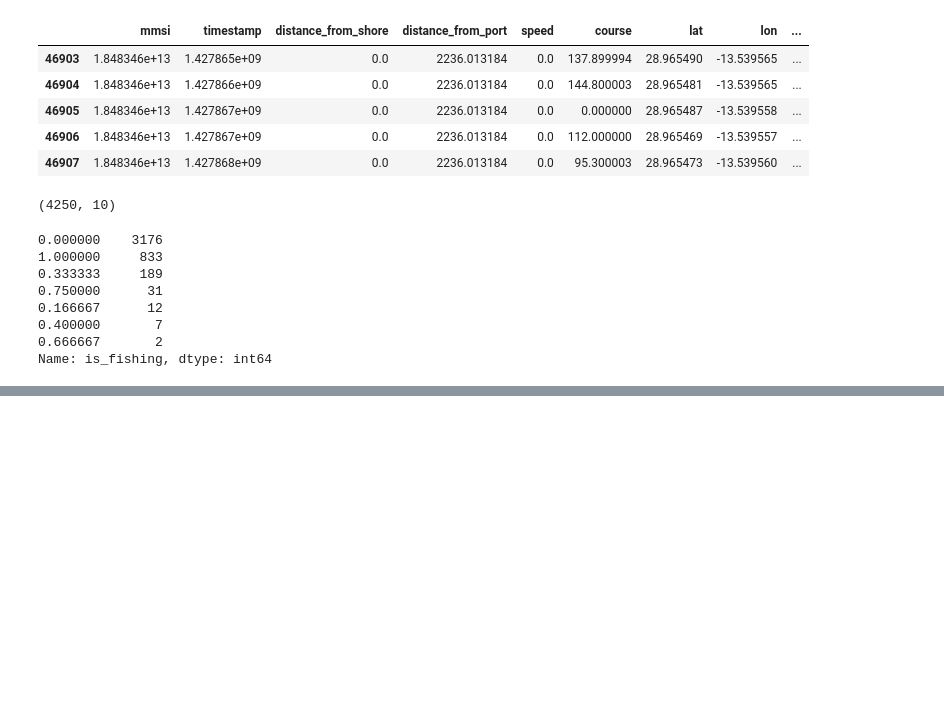
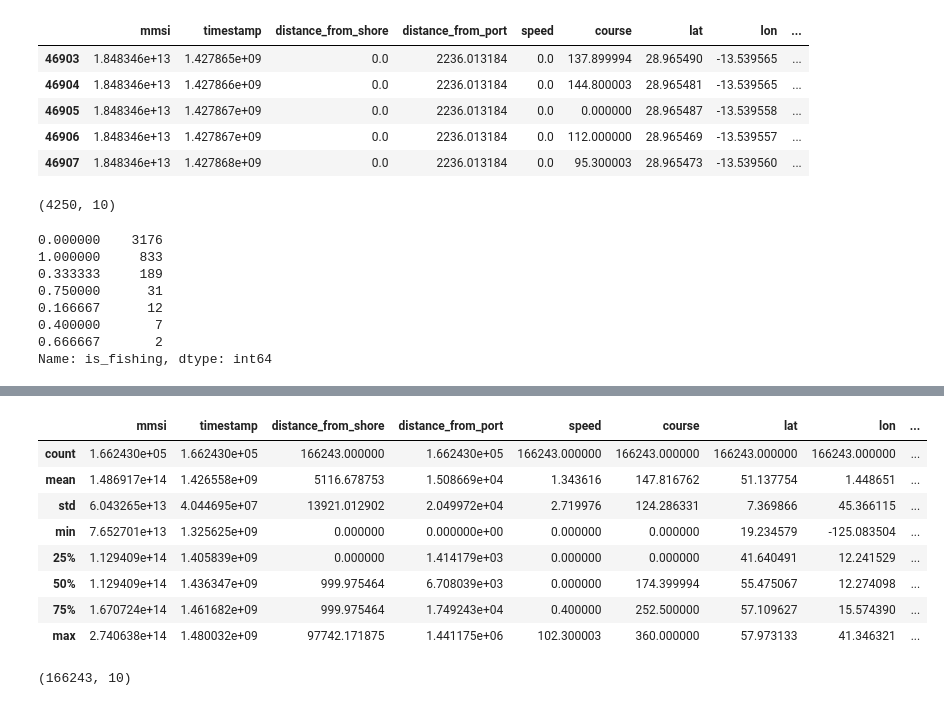
Before and after one commit to seankim658/LSTM-Fishing-Detection, a Jupyter notebook: main-notebook.ipynb, the cells around one changed output, grey strips where cells are left out. Cells and saved outputs as stored; diff of their text form; code cells hidden in the pictures; blank space fills up the shorter version.

```diff
--- a/main-notebook.ipynb
+++ b/main-notebook.ipynb
@@ -374,0 +642,6 @@ Name: is_fishing, dtype: int64
+# %%
+# read in the data from the troller vessels file
+trollers_df = pd.read_csv(trollers_file)
+
+# peak at the data
+trollers_df.head()
@@ -374,0 +655,18 @@ Name: is_fishing, dtype: int64
+# %%
+# check the data characteristics
+trollers_df.describe()
+# %% [output]
+|  | mmsi | timestamp | distance_from_shore | distance_from_port | speed | course | lat | lon | ... |
+| count | 1.662430e+05 | 1.662430e+05 | 166243.000000 | 1.662430e+05 | 166243.000000 | 166243.000000 | 166243.000000 | 166243.000000 | ... |
+| mean | 1.486917e+14 | 1.426558e+09 | 5116.678753 | 1.508669e+04 | 1.343616 | 147.816762 | 51.137754 | 1.448651 | ... |
+| std | 6.043265e+13 | 4.044695e+07 | 13921.012902 | 2.049972e+04 | 2.719976 | 124.286331 | 7.369866 | 45.366115 | ... |
+| min | 7.652701e+13 | 1.325625e+09 | 0.000000 | 0.000000e+00 | 0.000000 | 0.000000 | 19.234579 | -125.083504 | ... |
+| 25% | 1.129409e+14 | 1.405839e+09 | 0.000000 | 1.414179e+03 | 0.000000 | 0.000000 | 41.640491 | 12.241529 | ... |
+| 50% | 1.129409e+14 | 1.436347e+09 | 999.975464 | 6.708039e+03 | 0.000000 | 174.399994 | 55.475067 | 12.274098 | ... |
+| 75% | 1.670724e+14 | 1.461682e+09 | 999.975464 | 1.749243e+04 | 0.400000 | 252.500000 | 57.109627 | 15.574390 | ... |
+| max | 2.740638e+14 | 1.480032e+09 | 97742.171875 | 1.441175e+06 | 102.300003 | 360.000000 | 57.973133 | 41.346321 | ... |
+# %%
+# data shape
+trollers_df.shape
+# %% [output]
+(166243, 10)
```
Also changed, not shown: parts of 59 cells of this notebook.
